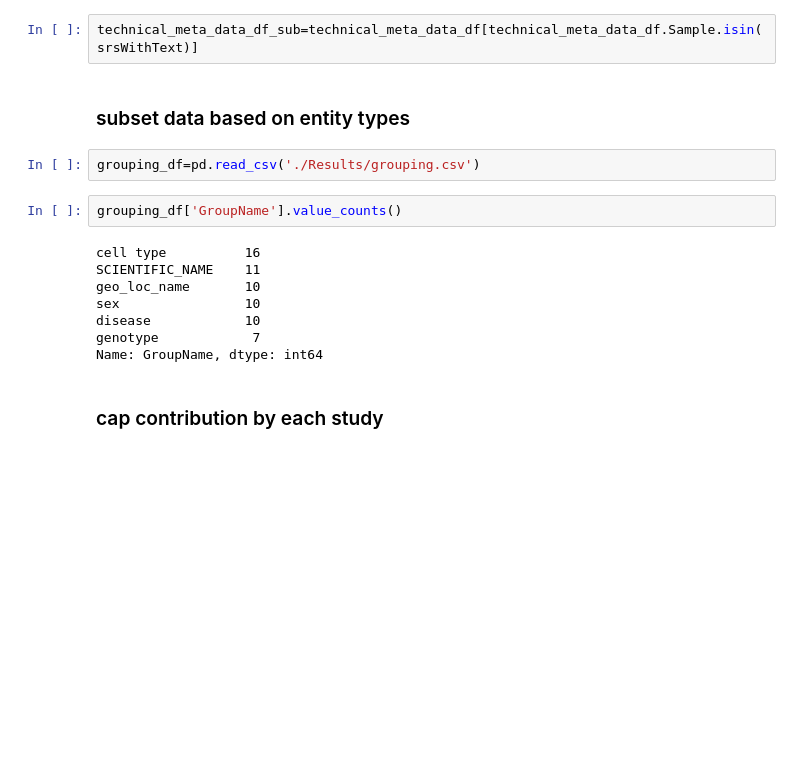
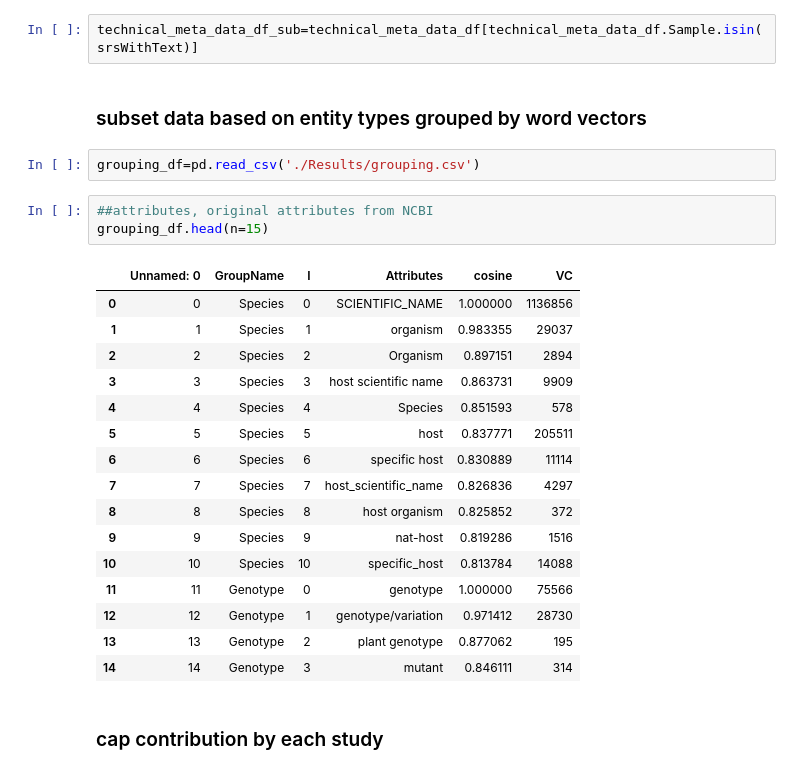
Before and after one commit to brianyiktaktsui/DEEP_NLP, a Jupyter notebook: deep_sra_train.ipynb, the cells around one changed output. Drawn from its saved outputs; the diff is of its cells as text; blank space fills up the shorter version.

```diff
--- a/deep_sra_train.ipynb
+++ b/deep_sra_train.ipynb
@@ -110,19 +114,29 @@ srsWithText=srsS.index.get_level_values(0).unique()
 # %%
 technical_meta_data_df_sub=technical_meta_data_df[technical_meta_data_df.Sample.isin(srsWithText)]
 # %% [markdown]
-### subset data based on entity types
+### subset data based on entity types grouped by word vectors
 # %%
 grouping_df=pd.read_csv('./Results/grouping.csv')
-# %%
-grouping_df['GroupName'].value_counts()
-# %% [output]
-cell type          16
-SCIENTIFIC_NAME    11
-geo_loc_name       10
-sex                10
-disease            10
-genotype            7
-Name: GroupName, dtype: int64
+# %%
+##attributes, original attributes from NCBI
+grouping_df.head(n=15)
+# %% [output]
+|  | Unnamed: 0 | GroupName | I | Attributes | cosine | VC |
+| 0 | 0 | Species | 0 | SCIENTIFIC_NAME | 1.000000 | 1136856 |
+| 1 | 1 | Species | 1 | organism | 0.983355 | 29037 |
+| 2 | 2 | Species | 2 | Organism | 0.897151 | 2894 |
+| 3 | 3 | Species | 3 | host scientific name | 0.863731 | 9909 |
+| 4 | 4 | Species | 4 | Species | 0.851593 | 578 |
+| 5 | 5 | Species | 5 | host | 0.837771 | 205511 |
+| 6 | 6 | Species | 6 | specific host | 0.830889 | 11114 |
+| 7 | 7 | Species | 7 | host_scientific_name | 0.826836 | 4297 |
+| 8 | 8 | Species | 8 | host organism | 0.825852 | 372 |
+| 9 | 9 | Species | 9 | nat-host | 0.819286 | 1516 |
+| 10 | 10 | Species | 10 | specific_host | 0.813784 | 14088 |
+| 11 | 11 | Genotype | 0 | genotype | 1.000000 | 75566 |
+| 12 | 12 | Genotype | 1 | genotype/variation | 0.971412 | 28730 |
+| 13 | 13 | Genotype | 2 | plant genotype | 0.877062 | 195 |
+| 14 | 14 | Genotype | 3 | mutant | 0.846111 | 314 |
 # %% [markdown]
 ### cap contribution by each study
 # %%
```
Also changed, not shown: parts of 87 cells of this notebook.
